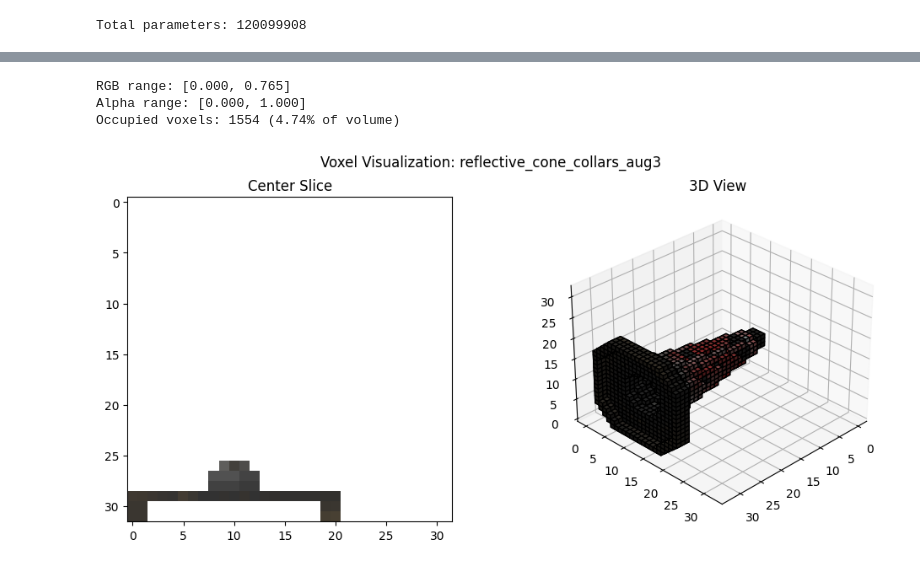
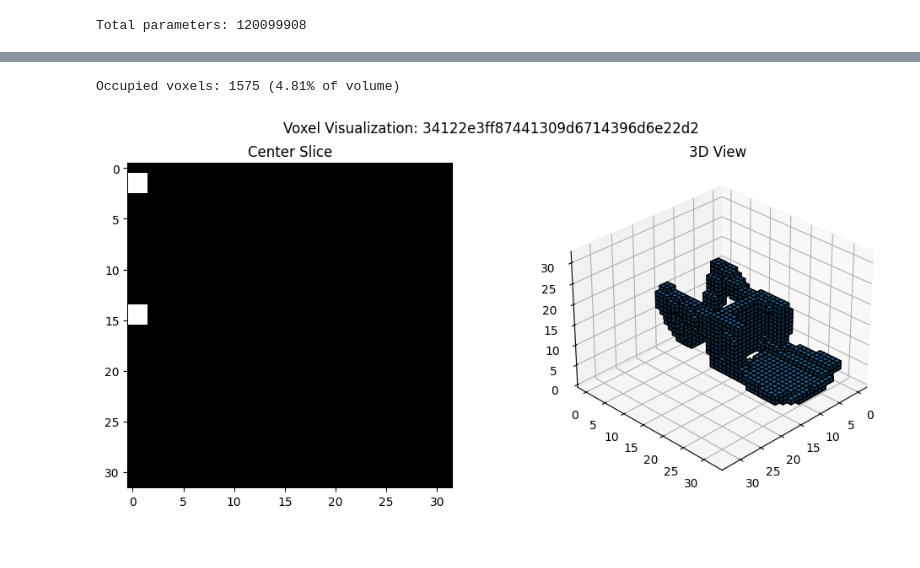
Before and after one commit to PeterAMassih/3D-BlockGen, a Jupyter notebook: run.ipynb, the cells around one changed output, grey strips where cells are left out. Cells and saved outputs as stored; diff of their text form; code cells hidden in the pictures.

```diff
--- a/run.ipynb
+++ b/run.ipynb
@@ -138,11 +154,9 @@ inferencer.visualize_samples_p3d(samples[0], threshold=0.5)
 # %%
 from blockgen.utils import plot_voxel_tensor
 
-plot_voxel_tensor("finetune_voxelized/reflective_cone_collars_aug3.pt")
+plot_voxel_tensor("objaverse_finetune_voxelized/34122e3ff87441309d6714396d6e22d2.pt")
 # %% [output]
-RGB range: [0.000, 0.765]
-Alpha range: [0.000, 1.000]
-Occupied voxels: 1554 (4.74% of volume)
+Occupied voxels: 1575 (4.81% of volume)
-[figure, old version]
+[figure, new version]
 # %%
 inferencer.visualize_samples_p3d(samples[0]))
```
Also changed, not shown: parts of 7 cells of this notebook, 9 other files.
